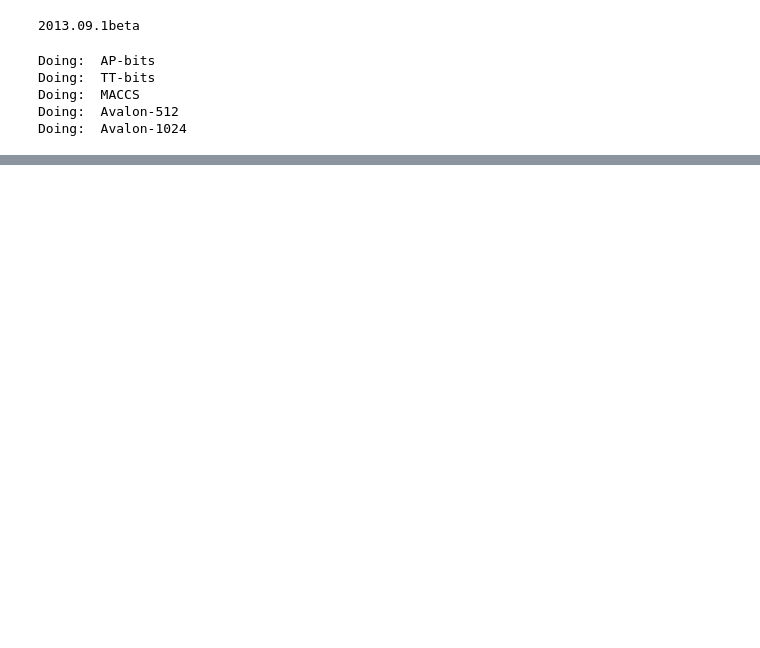
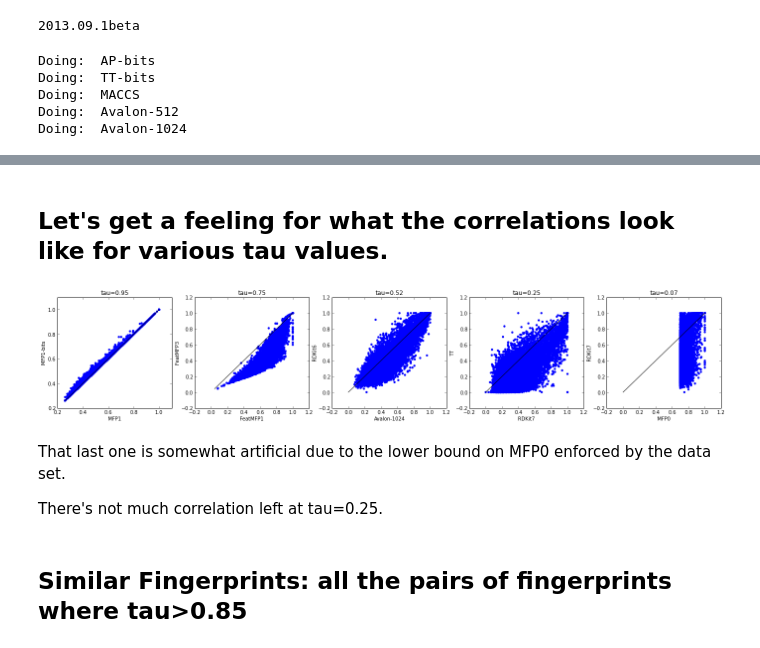
Before and after one commit to greglandrum/rdkit_blog, a Jupyter notebook: notebooks/Comparing Fingerprints 1.ipynb, the cells around one changed output, grey strips where cells are left out. Drawn from its saved outputs; the diff is of its cells as text; code cells hidden in the pictures; blank space fills up the shorter version.

```diff
--- a/notebooks/Comparing Fingerprints 1.ipynb
+++ b/notebooks/Comparing Fingerprints 1.ipynb
@@ -208,0 +180,27 @@ HTML(df.sort(columns=['Tau'],ascending=False).to_html(float_format=lambda x: '%4
+# %% [markdown]
+## Let's get a feeling for what the correlations look like for various tau values.
+# %%
+figure(figsize=(24,4))
+subplot(1,5,1)
+tau,s,p=directCompare(scoredLists,'MFP1','MFP1-bits',silent=True)
+title('tau=%.2f'%tau)
+subplot(1,5,2)
+tau,s,p=directCompare(scoredLists,'FeatMFP1','FeatMFP3',silent=True)
+title('tau=%.2f'%tau)
+subplot(1,5,3)
+tau,s,p=directCompare(scoredLists,'Avalon-1024','RDKit6',silent=True)
+title('tau=%.2f'%tau)
+subplot(1,5,4)
+tau,s,p=directCompare(scoredLists,'RDKit7','TT',silent=True)
+title('tau=%.2f'%tau)
+subplot(1,5,5)
+tau,s,p=directCompare(scoredLists,'MFP0','RDKit7',silent=True)
+_=title('tau=%.2f'%tau)
+# %% [output]
+[figure, added]
+# %% [markdown]
+That last one is somewhat artificial due to the lower bound on MFP0 enforced by the data set.
+
+There's not much correlation left at tau=0.25.
+# %% [markdown]
+## Similar Fingerprints: all the pairs of fingerprints where tau>0.85
```
Also changed, not shown: parts of 54 cells of this notebook.
